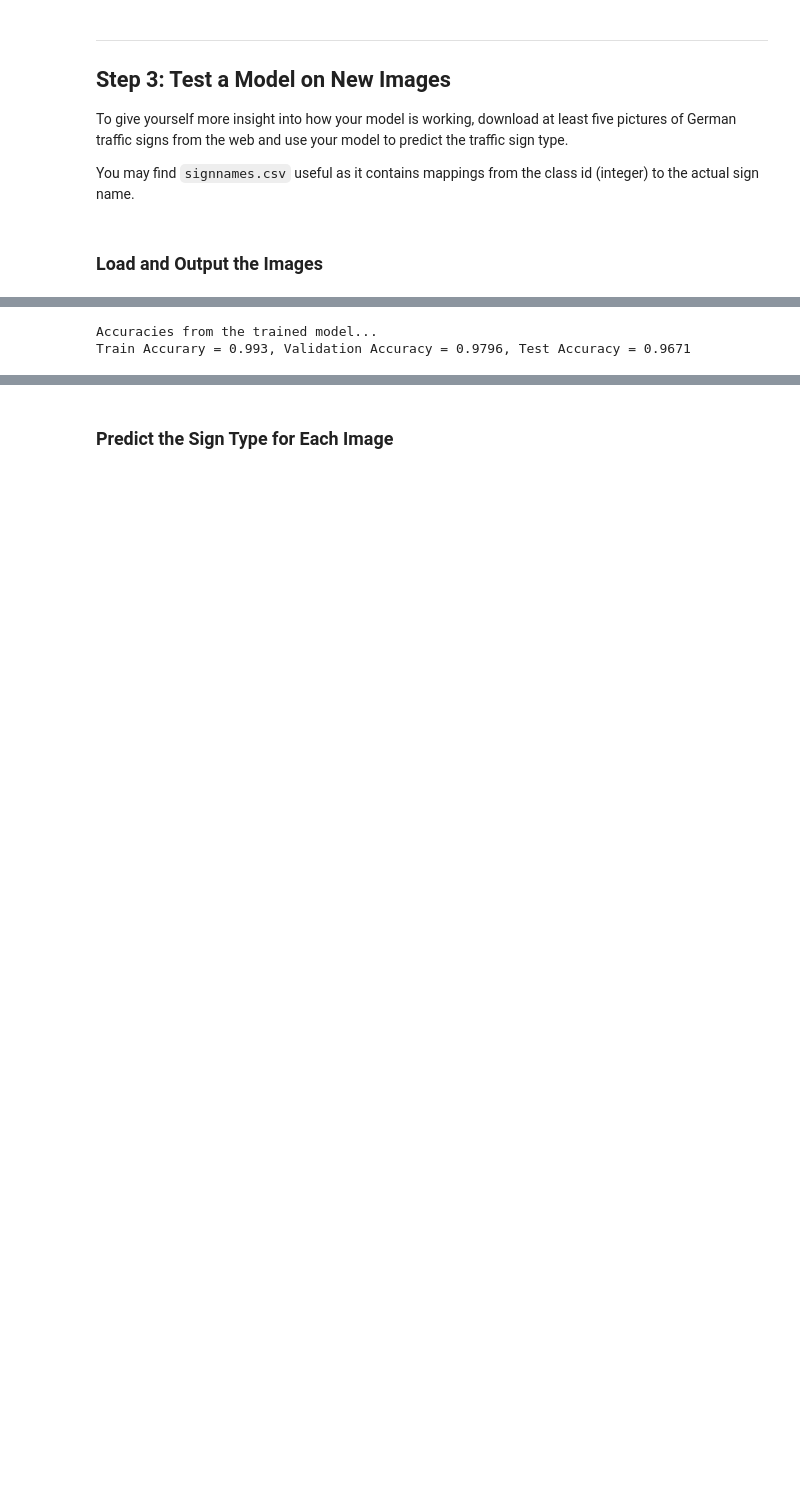
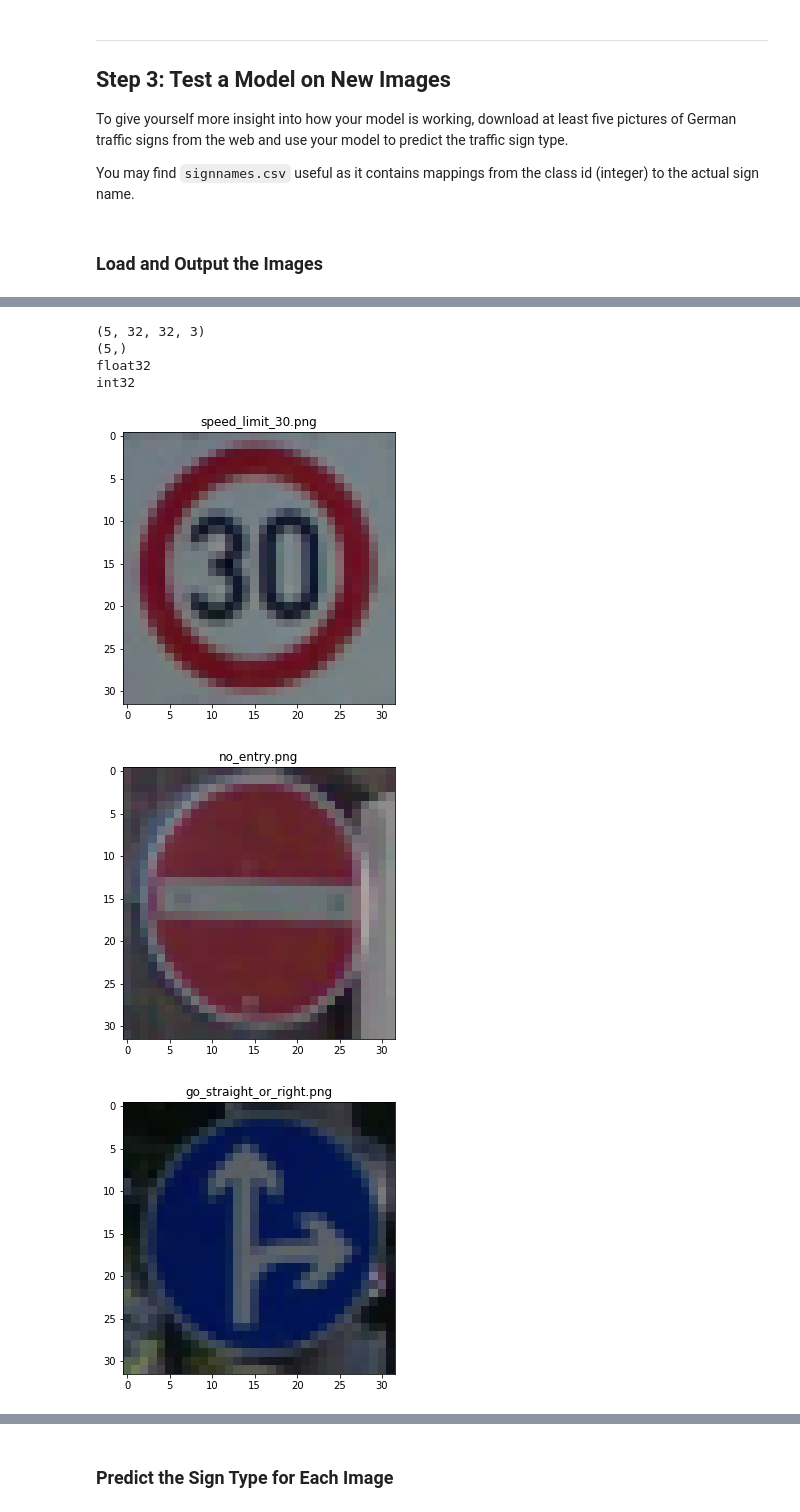
Before and after one commit to Linstancy/Traffic-Sign-Classifier, a Jupyter notebook: Traffic_Sign_Classifier.ipynb, the cells around one changed output, grey strips where cells are left out. Drawn from its saved outputs; the diff is of its cells as text; code cells hidden in the pictures; blank space fills up the shorter version.

```diff
--- a/Traffic_Sign_Classifier.ipynb
+++ b/Traffic_Sign_Classifier.ipynb
@@ -590,13 +622,37 @@ Learning Rate = 0.000570, Train Loss = 0.874, Train Accurary = 0.993, Validation
-# %%
-with tf.Session() as sess:
-    saver.restore(sess, './TrafficNet')
-    train_accuracy = evaluate(X_train, y_train, 'Train', 0)
-    validation_accuracy = evaluate(X_valid, y_valid, 'Valid', 0)
-    test_accuracy = evaluate(X_test, y_test, 'Valid', 0)
-    print("Accuracies from the trained model...")
-    print("Train Accurary = {:.3f}, Validation Accuracy = {:.4f}, Test Accuracy = {:.4f}".format(train_accuracy, validation_accuracy, test_accuracy))
-    #print("Confusion Matrix on Validation Set")
-    #print(valid_conf_matrix.eval())
-# %% [output]
-Accuracies from the trained model...
-Train Accurary = 0.993, Validation Accuracy = 0.9796, Test Accuracy = 0.9671
+# %%
+# This cell loads five images obtained from web and saves them in a 4D array
+import os
+import cv2
+import matplotlib.image as mpimg
+
+online_test_folder = "test_downloaded/"
+test_images = os.listdir(online_test_folder)
+testing_images_array = []
+test_labels = np.array([1, 14, 17, 36, 11], dtype="int32")
+for image_file in test_images:
+    #reading in an image
+    image = cv2.imread(online_test_folder+image_file)
+    image = cv2.cvtColor(image, cv2.COLOR_BGR2RGB)
+    plt.figure(figsize=(5,5))
+    plt.imshow(image)  # if you wanted to show a single color channel image called 'gray', for example, call as plt.imshow(gray, cmap='gray')
+    plt.title(image_file)
+    image = image.astype("float")
+    image -= training_mean
+    image /= training_std
+    testing_images_array.append(image)
+    #print(image.shape)
+
+testing_images_array = np.asarray(testing_images_array, dtype = "float32")
+
+print(testing_images_array.shape)
+print(test_labels.shape)
+print(testing_images_array.dtype)
+print(test_labels.dtype)
+# %% [output]
+(5, 32, 32, 3)
+(5,)
+float32
+int32
+[figure, added]
+[figure, added]
+[figure, added]
```
Also changed, not shown: parts of 20 cells of this notebook, 9 other files.
